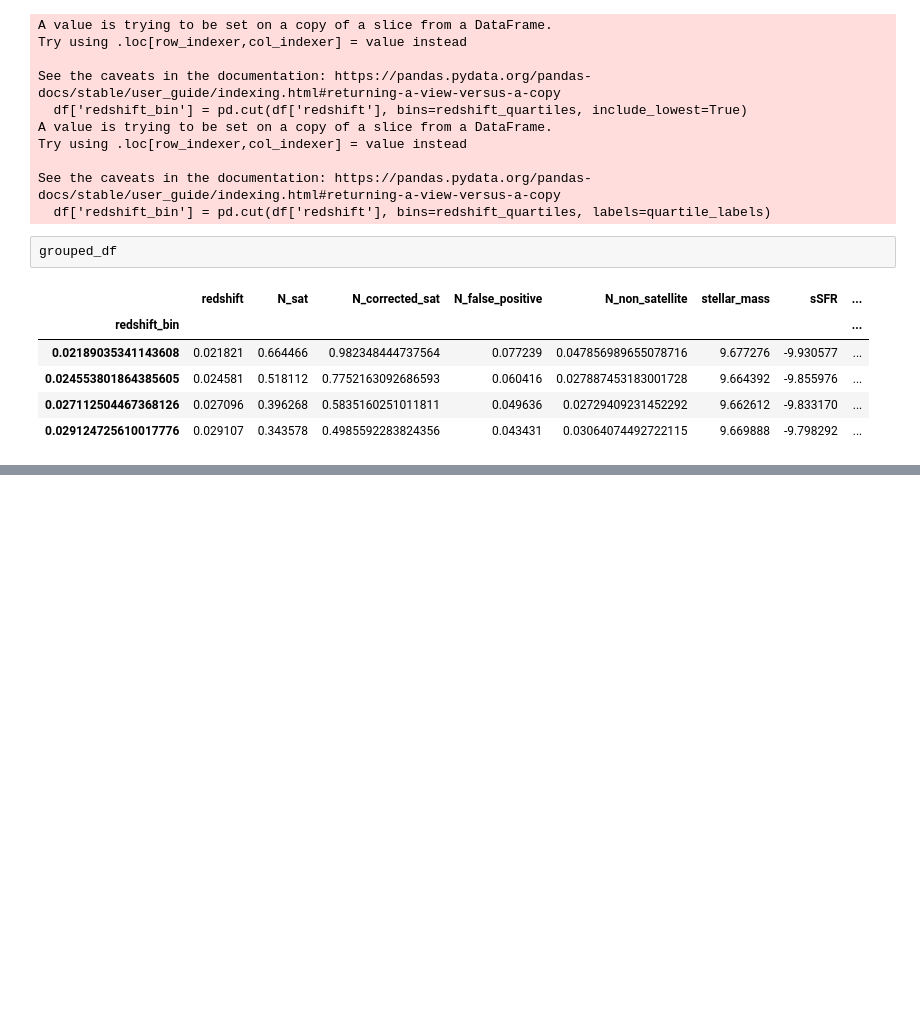
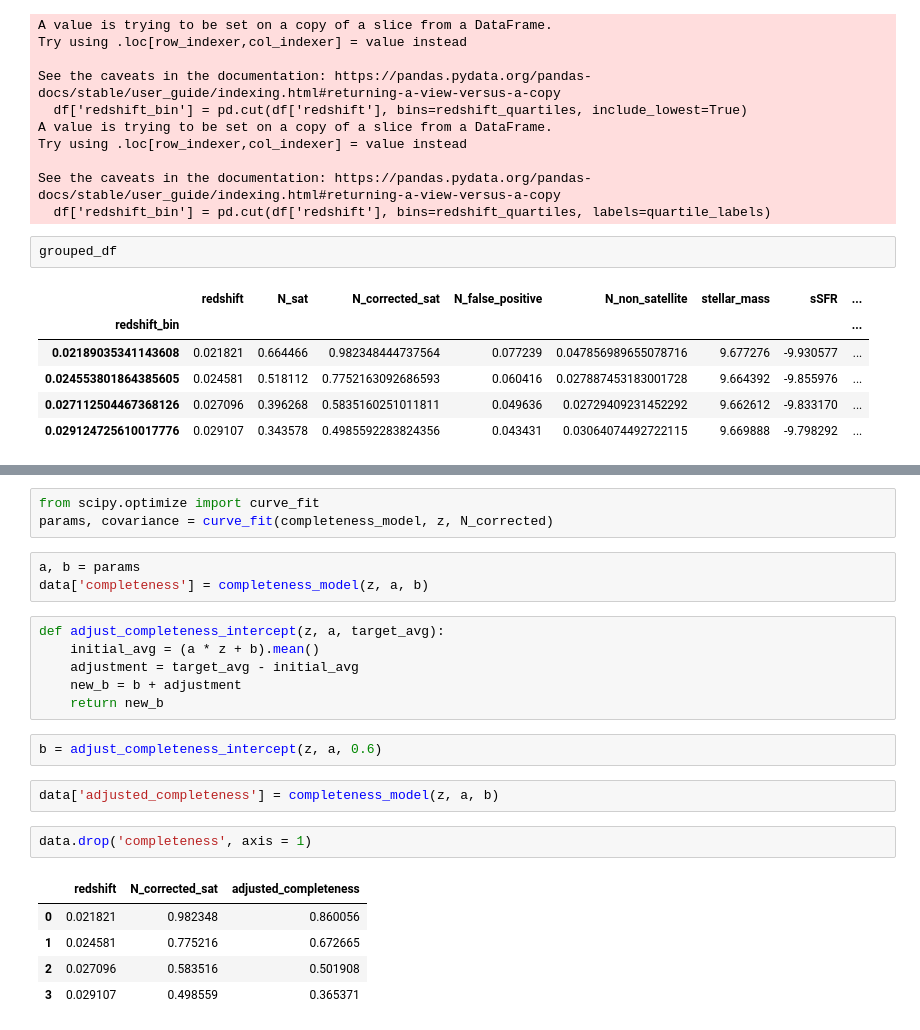
Before and after one commit to harishk30/DwarfGalaxyAnalysis, a Jupyter notebook: SAGAxCM.ipynb, the cells around one changed output, grey strips where cells are left out. Saved outputs shown, nothing was run; the diff lists cells and outputs as text; blank space fills up the shorter version.

Commit message:
Fit model for adjusted completeness.

```diff
--- a/SAGAxCM.ipynb
+++ b/SAGAxCM.ipynb
@@ -1425,0 +1439,24 @@ grouped_df
+# %%
+from scipy.optimize import curve_fit
+params, covariance = curve_fit(completeness_model, z, N_corrected)
+# %%
+a, b = params
+data['completeness'] = completeness_model(z, a, b)
+# %%
+def adjust_completeness_intercept(z, a, target_avg):
+    initial_avg = (a * z + b).mean()
+    adjustment = target_avg - initial_avg
+    new_b = b + adjustment
+    return new_b
+# %%
+b = adjust_completeness_intercept(z, a, 0.6)
+# %%
+data['adjusted_completeness'] = completeness_model(z, a, b)
+# %%
+data.drop('completeness', axis = 1)
+# %% [output]
+|  | redshift | N_corrected_sat | adjusted_completeness |
+| 0 | 0.021821 | 0.982348 | 0.860056 |
+| 1 | 0.024581 | 0.775216 | 0.672665 |
+| 2 | 0.027096 | 0.583516 | 0.501908 |
+| 3 | 0.029107 | 0.498559 | 0.365371 |
```
Also changed, not shown: parts of 6 cells of this notebook.
